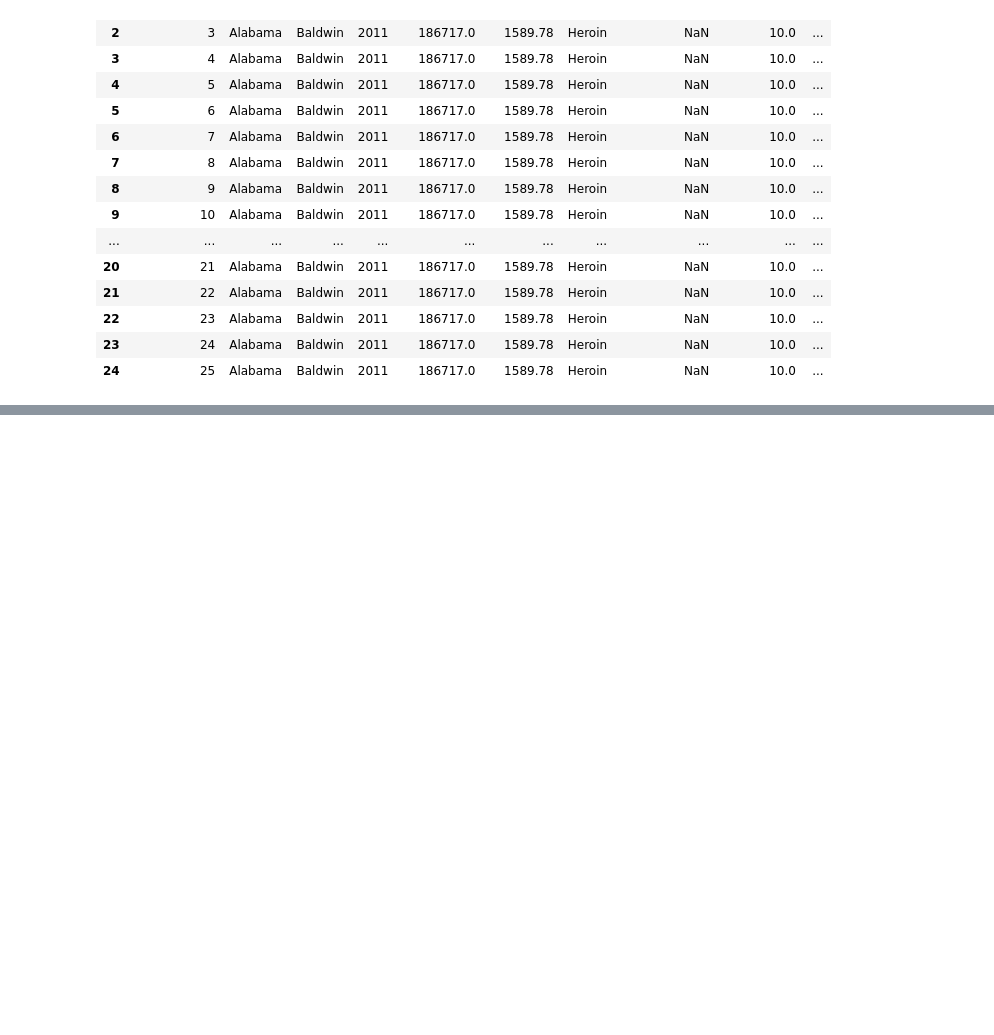
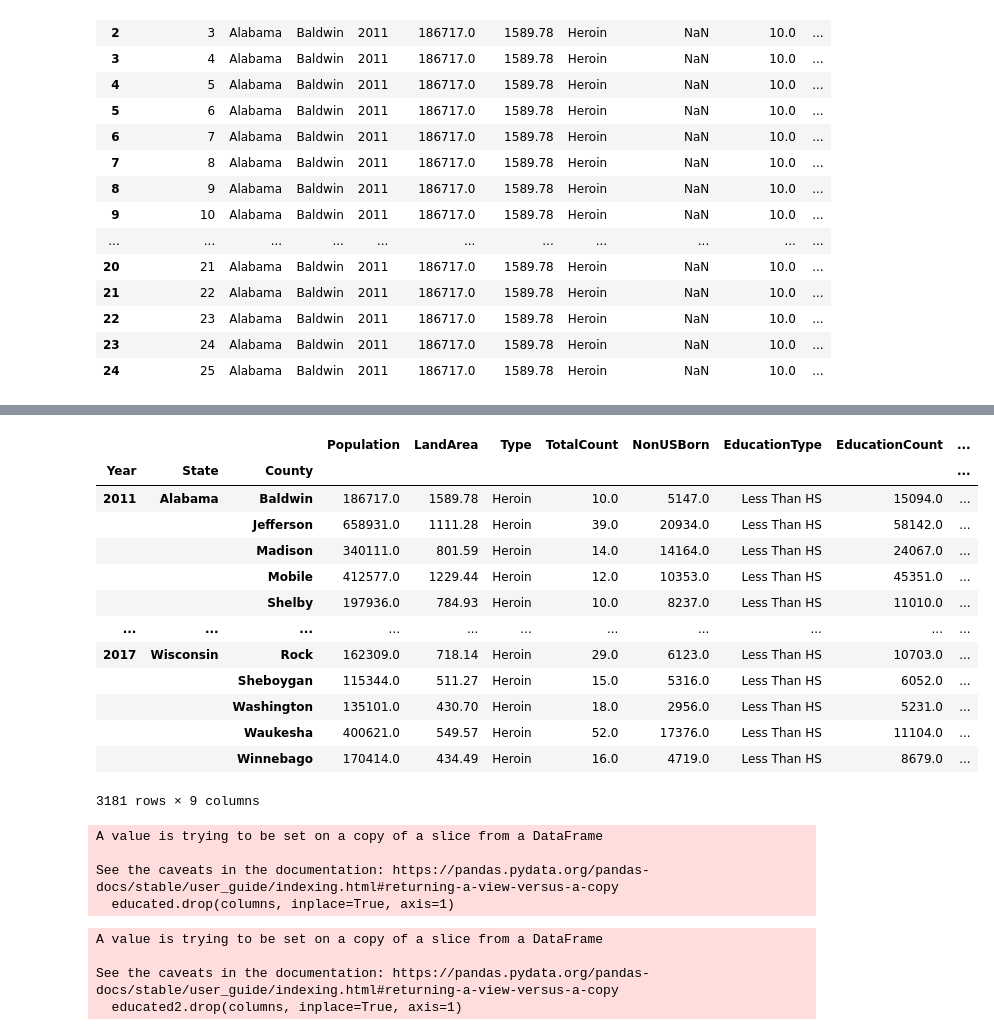
Before and after one commit to thesolecloset/Data-Wonders-Group-Project-1, a Jupyter notebook: Group.ipynb, the cells around one changed output, grey strips where cells are left out. Cells and saved outputs as stored; diff of their text form; code cells hidden in the pictures; blank space fills up the shorter version.

```diff
--- a/Group.ipynb
+++ b/Group.ipynb
@@ -106,0 +239,19 @@ yearsdf
+# %%
+grouped = cleaneddf.groupby(['Year','State','County']).first()
+# %%
+grouped
+# %% [output]
+|  |  |  | Population | LandArea | Type | TotalCount | NonUSBorn | EducationType | EducationCount | ... |
+| Year | State | County |  |  |  |  |  |  |  | ... |
+| 2011 | Alabama | Baldwin | 186717.0 | 1589.78 | Heroin | 10.0 | 5147.0 | Less Than HS | 15094.0 | ... |
+|  |  | Jefferson | 658931.0 | 1111.28 | Heroin | 39.0 | 20934.0 | Less Than HS | 58142.0 | ... |
+|  |  | Madison | 340111.0 | 801.59 | Heroin | 14.0 | 14164.0 | Less Than HS | 24067.0 | ... |
+|  |  | Mobile | 412577.0 | 1229.44 | Heroin | 12.0 | 10353.0 | Less Than HS | 45351.0 | ... |
+|  |  | Shelby | 197936.0 | 784.93 | Heroin | 10.0 | 8237.0 | Less Than HS | 11010.0 | ... |
+| ... | ... | ... | ... | ... | ... | ... | ... | ... | ... | ... |
+| 2017 | Wisconsin | Rock | 162309.0 | 718.14 | Heroin | 29.0 | 6123.0 | Less Than HS | 10703.0 | ... |
+|  |  | Sheboygan | 115344.0 | 511.27 | Heroin | 15.0 | 5316.0 | Less Than HS | 6052.0 | ... |
+|  |  | Washington | 135101.0 | 430.70 | Heroin | 18.0 | 2956.0 | Less Than HS | 5231.0 | ... |
+|  |  | Waukesha | 400621.0 | 549.57 | Heroin | 52.0 | 17376.0 | Less Than HS | 11104.0 | ... |
+|  |  | Winnebago | 170414.0 | 434.49 | Heroin | 16.0 | 4719.0 | Less Than HS | 8679.0 | ... |
+3181 rows × 9 columns
@@ -106,0 +261,16 @@ yearsdf
+# %%
+columns = ['Population', 'LandArea', 'Type', 'TotalCount', 'NonUSBorn', 'CommuteType', 'Income']
+educated.drop(columns, inplace=True, axis=1)
+# %% [output]
+A value is trying to be set on a copy of a slice from a DataFrame
+
+See the caveats in the documentation: https://pandas.pydata.org/pandas-docs/stable/user_guide/indexing.html#returning-a-view-versus-a-copy
+  educated.drop(columns, inplace=True, axis=1)
+# %%
+columns = ['Population', 'LandArea', 'Type', 'TotalCount', 'NonUSBorn', 'CommuteType', 'Income']
+educated2.drop(columns, inplace=True, axis=1)
+# %% [output]
+A value is trying to be set on a copy of a slice from a DataFrame
+
+See the caveats in the documentation: https://pandas.pydata.org/pandas-docs/stable/user_guide/indexing.html#returning-a-view-versus-a-copy
+  educated2.drop(columns, inplace=True, axis=1)
```
Also changed, not shown: parts of 36 cells of this notebook.
